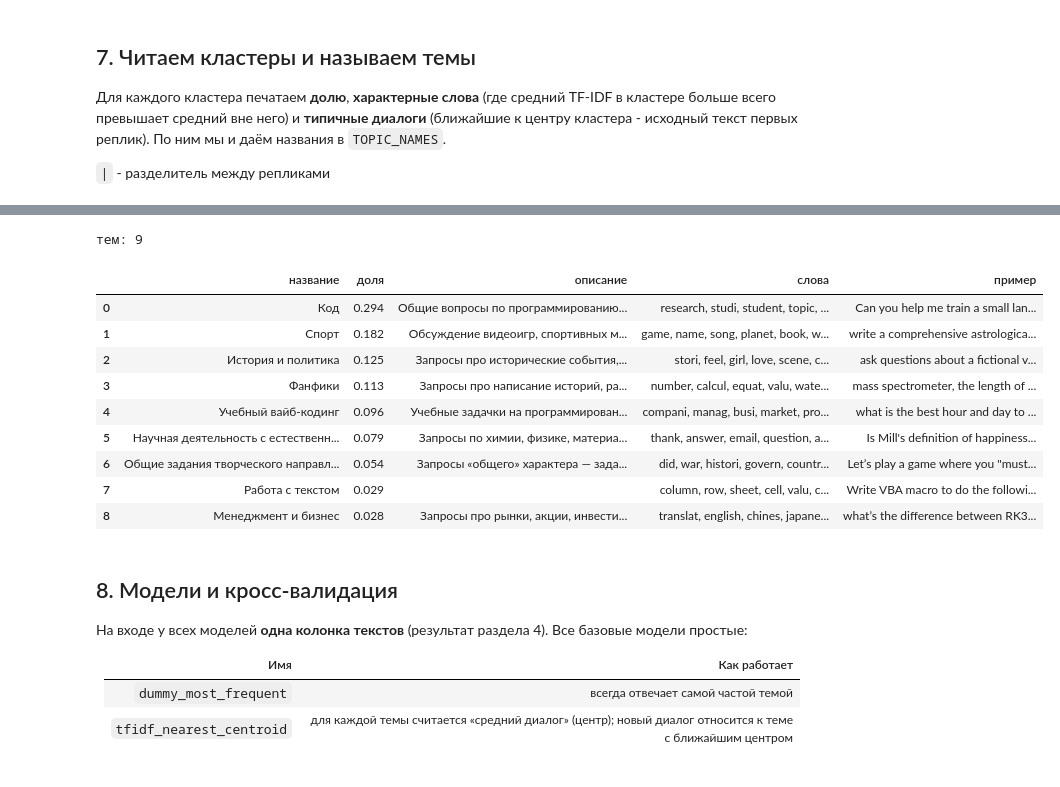
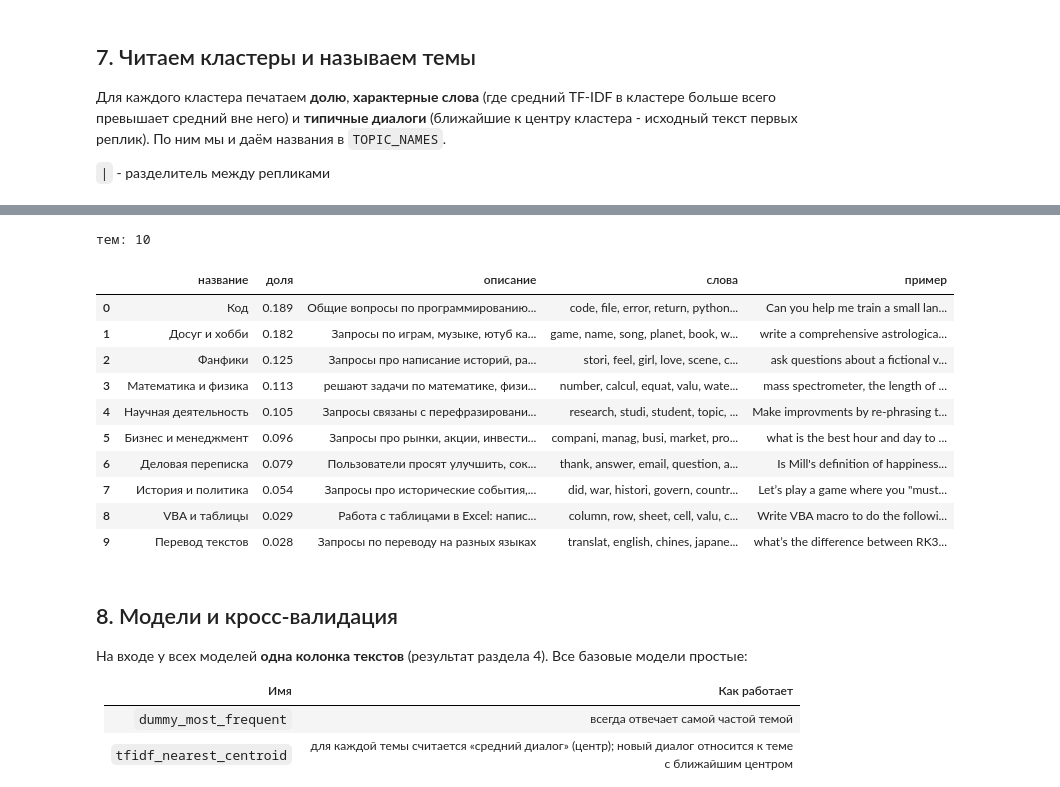
Before and after one commit to Pavel-bur-dot/MIPT_ML_homework, a Jupyter notebook: solution_hw1_BKZ/solution.ipynb, the cells around one changed output, grey strips where cells are left out. Cells and saved outputs as stored; diff of their text form; code cells hidden in the pictures.

```diff
--- a/solution_hw1_BKZ/solution.ipynb
+++ b/solution_hw1_BKZ/solution.ipynb
@@ -1631,55 +1637,46 @@ TOPIC_NAMES = {
     8:  "Деловая переписка",
     9:  "Перевод текстов"
 }
 TOPIC_DESCRIPTIONS = {
     "История и политика": "Запросы про исторические события, альтернативную историю, политические системы и государственное устройство. Часто с просьбой 'написать сценарий' или 'создать лор'",
     "Код": "Общие вопросы по программированию: написание кода, отладка ошибок, работа с файлами, сетью, базами данных",
     "VBA и таблицы": " Работа с таблицами в Excel: написание VBA-скриптов, обработка диапазонов, отладка ошибок",
     "Фанфики": "Запросы про написание историй, разработку персонажей, сцен и диалогов. Рассуждения про алтернативные ветки",
     "Досуг и хобби": "Запросы по играм, музыке, ютуб каналы и остальная ерунда",
     "Математика и физика": "решают задачи по математике, физике и химии, проверяют уравнения и просят отредачить научные тексты",
     "Научная деятельность": "Запросы связаны с перефразированием, анализом литературы, написанием эссе и упрощением студенческих текстов",
     "Бизнес и менеджмент": "Запросы про рынки, акции, инвестиции, новости компаний. Часты переводы или краткие сожеражания финансовых новостей",
-
-
-    "Общие задания творческого направления": "Запросы «общего» характера — задания по литературе, короткие упражнения, промпты для GPT, примеры и определения.",
-    "Ролевые игры": "Задания по типу 'подставь себя на его место - твои действия...', 'напиши письммо от лица...'",
-    "История и политика": "Запросы про исторические события, альтернативную историю, политические системы и государственное устройство. Часто с просьбой 'написать сценарий' или 'создать лор'",
-    "Спорт": "Обсуждение видеоигр, спортивных матчей, RPG-механик, чемпионатов. Смешаны игровые запросы и спортивные события",
-    "Фанфики": "Запросы про написание историй, разработку персонажей, сцен и диалогов. Рассуждения про алтернативные ветки",
-    "Код": "Общие вопросы по программированию: написание кода, отладка ошибок, работа с файлами, сетью, базами данных. Языки разные — Python, C#, JS",
-    "Учебный вайб-кодинг": "Учебные задачки на программирование. В этом и отличие от темы 'Код'",
-    "Научная деятельность с естественными науками": "Запросы по химии, физике, материаловедению. Часто с просьбой отредактировать или написать академический текст",
-    "Менеджмент и бизнес": "Запросы про рынки, акции, инвестиции, новости компаний. Часты переводы или краткие сожеражания финансовых новостей",
-    "Перевод текстов": "Запросы по переводу текстов различных"
+    "Деловая переписка": "Пользователи просят улучшить, сократить или сделать профессиональнее email-письма, ответы, интервью и грамматику",
+    "Перевод текстов": "Запросы по переводу на разных языках"
 }
 
 name_of = {c: TOPIC_NAMES.get(c, f"тема_{c:02d}: " + ", ".join(terms[c][:3])) for c in range(N_TOPICS)}
 y_train = np.array([name_of[c] for c in labels_train], dtype=object)
 y_test = np.array([name_of[c] for c in labels_test], dtype=object)
 
 topic_table = pd.DataFrame({
     "название": list(pd.Series(y_train).value_counts().index),
     "доля": pd.Series(y_train).value_counts(normalize=True).round(3).to_numpy(),
 })
 topic_table["описание"] = topic_table["название"].map(TOPIC_DESCRIPTIONS).fillna("")
 topic_table["слова"] = topic_table["название"].map({name_of[c]: ", ".join(terms[c][:8]) for c in range(N_TOPICS)})
 topic_table["пример"] = topic_table["название"].map(
     {name: preview_train[np.flatnonzero(y_train == name)[0]][:100] for name in topic_table["название"]})
 print("тем:", len(topic_table))
 display(topic_table)
 # %% [output]
-тем: 9
+тем: 10
 |  | название | доля | описание | слова | пример |
-| 0 | Код | 0.294 | Общие вопросы по программированию... | research, studi, student, topic, ... | Can you help me train a small lan... |
-| 1 | Спорт | 0.182 | Обсуждение видеоигр, спортивных м... | game, name, song, planet, book, w... | write a comprehensive astrologica... |
-| 2 | История и политика | 0.125 | Запросы про исторические события,... | stori, feel, girl, love, scene, c... | ask questions about a fictional v... |
-| 3 | Фанфики | 0.113 | Запросы про написание историй, ра... | number, calcul, equat, valu, wate... | mass spectrometer, the length of ... |
-| 4 | Учебный вайб-кодинг | 0.096 | Учебные задачки на программирован... | compani, manag, busi, market, pro... | what is the best hour and day to ... |
-| 5 | Научная деятельность с естественн... | 0.079 | Запросы по химии, физике, материа... | thank, answer, email, question, a... | Is Mill's definition of happiness... |
-| 6 | Общие задания творческого направл... | 0.054 | Запросы «общего» характера — зада... | did, war, histori, govern, countr... | Let’s play a game where you "must... |
-| 7 | Работа с текстом | 0.029 |  | column, row, sheet, cell, valu, c... | Write VBA macro to do the followi... |
-| 8 | Менеджмент и бизнес | 0.028 | Запросы про рынки, акции, инвести... | translat, english, chines, japane... | what’s the difference between RK3... |
+| 0 | Код | 0.189 | Общие вопросы по программированию... | code, file, error, return, python... | Can you help me train a small lan... |
+| 1 | Досуг и хобби | 0.182 | Запросы по играм, музыке, ютуб ка... | game, name, song, planet, book, w... | write a comprehensive astrologica... |
+| 2 | Фанфики | 0.125 | Запросы про написание историй, ра... | stori, feel, girl, love, scene, c... | ask questions about a fictional v... |
+| 3 | Математика и физика | 0.113 | решают задачи по математике, физи... | number, calcul, equat, valu, wate... | mass spectrometer, the length of ... |
+| 4 | Научная деятельность | 0.105 | Запросы связаны с перефразировани... | research, studi, student, topic, ... | Make improvments by re-phrasing t... |
+| 5 | Бизнес и менеджмент | 0.096 | Запросы про рынки, акции, инвести... | compani, manag, busi, market, pro... | what is the best hour and day to ... |
+| 6 | Деловая переписка | 0.079 | Пользователи просят улучшить, сок... | thank, answer, email, question, a... | Is Mill's definition of happiness... |
+| 7 | История и политика | 0.054 | Запросы про исторические события,... | did, war, histori, govern, countr... | Let’s play a game where you "must... |
+| 8 | VBA и таблицы | 0.029 | Работа с таблицами в Excel: напис... | column, row, sheet, cell, valu, c... | Write VBA macro to do the followi... |
+| 9 | Перевод текстов | 0.028 | Запросы по переводу на разных языках | translat, english, chines, japane... | what’s the difference between RK3... |
 # %% [markdown]
 ## 8. Модели и кросс-валидация
 
```
Also changed, not shown: parts of 36 cells of this notebook, 2 other files.
